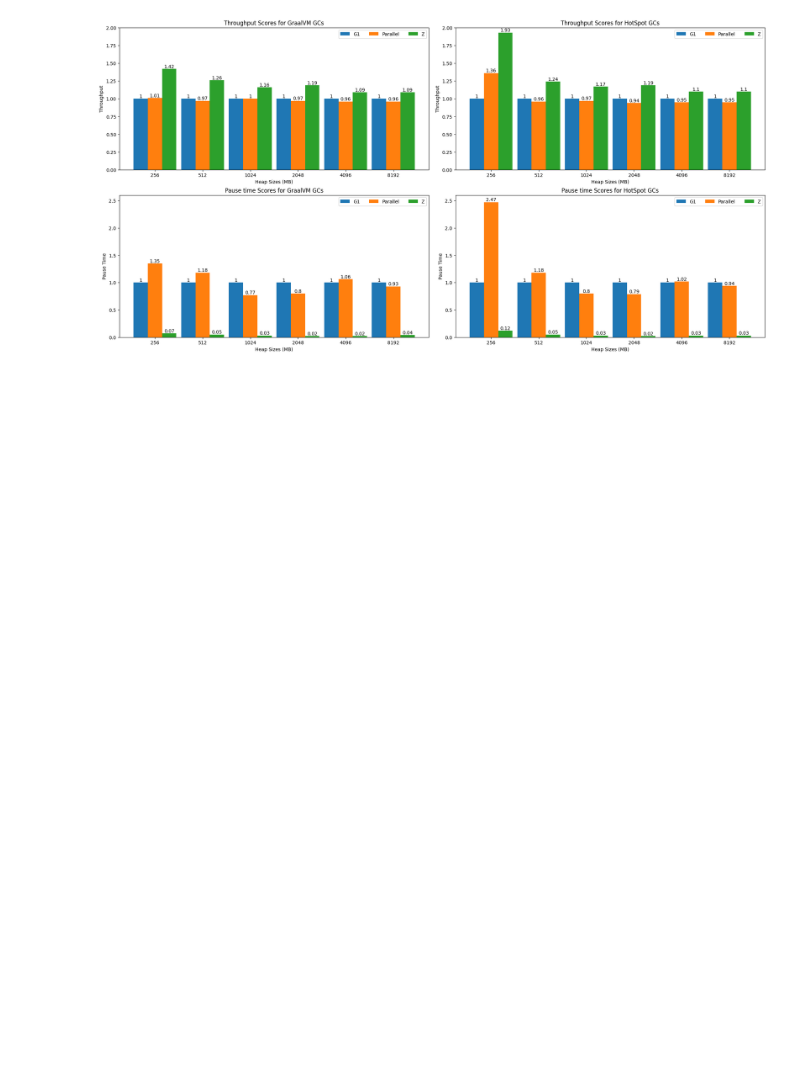
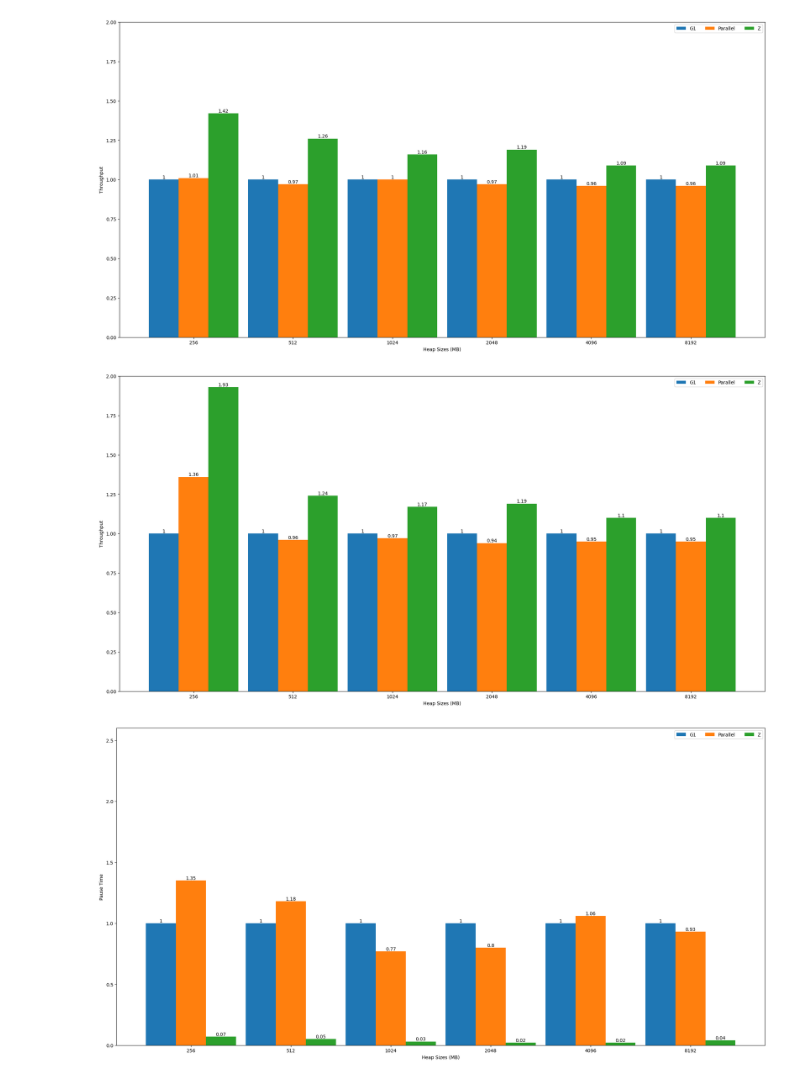
Before and after one commit to guilhas07/benchmark_gcs, a Jupyter notebook: graphs.ipynb, the cells around one changed output. Drawn from its saved outputs; the diff is of its cells as text; code cells hidden in the pictures; blank space fills up the shorter version.

Commit message:
feat: add independent matrix graphs

```diff
--- a/graphs.ipynb
+++ b/graphs.ipynb
@@ -10,35 +10,35 @@ with open(dir / "GraalVM_24_9_0_55.json") as f:
 with open(dir / "HotSpot_24_9_0_53.json") as f:
     hotspot = json.loads(f.read())["matrix"]
 # %%
-def plot(layout=None):
+def plot(key, d, file_title, y_label, y_limit, layout=None):
     x_labels = list(graal.keys())
     x = np.arange(len(x_labels))
-    fig, axs = plt.subplots(2, 2, figsize=(20, 10), layout=layout)
+    fig, ax = plt.subplots(figsize=(20, 10), layout=layout)
 
     gcs = graal[x_labels[0]]
-    def plot_sub_graph(ax, key, d, gcs, title, y_label, y_limit):
-        width = 0.3
-        multiplier = 0
-        for gc in gcs:
-            values = [value[gc][key] for value in d.values()]
-            offset = width * multiplier
-            rects = ax.bar(x + offset, values, width, label=gc)
-            ax.bar_label(rects)
-            multiplier += 1
-            ## Add some text for labels, title and custom x-axis tick labels, etc.
-            ax.set_ylabel(y_label)
-            ax.set_xlabel("Heap Sizes (MB)")
-            ax.set_title(title)
-            ax.set_xticks(x + width, x_labels)
-            ax.legend(ncols=3)
-            ax.set_ylim(0, y_limit)
-            fig.savefig("graphs/matrix_graph.png")
+    #def plot_sub_graph(ax, key, d, gcs, title, y_label, y_limit):
+    width = 0.3
+    multiplier = 0
+    for gc in gcs:
+        values = [value[gc][key] for value in d.values()]
+        offset = width * multiplier
+        rects = ax.bar(x + offset, values, width, label=gc)
+        ax.bar_label(rects)
+        multiplier += 1
+        ## Add some text for labels, title and custom x-axis tick labels, etc.
+        ax.set_ylabel(y_label)
+        ax.set_xlabel("Heap Sizes (MB)")
+        #ax.set_title(title)
+        ax.set_xticks(x + width, x_labels)
+        ax.legend(ncols=3)
+        ax.set_ylim(0, y_limit)
+        fig.savefig(f"graphs/{file_title}.png")
 
-    plot_sub_graph(axs[0][0], "throughput", graal, gcs, "Throughput Scores for GraalVM GCs", "Throughput", 2)
-    plot_sub_graph(axs[0][1], "throughput", hotspot, gcs, "Throughput Scores for HotSpot GCs", "Throughput", 2)
-    plot_sub_graph(axs[1][0], "pause_time", graal, gcs, "Pause time Scores for GraalVM GCs", "Pause Time", 2.6)
-    plot_sub_graph(axs[1][1], "pause_time", hotspot, gcs, "Pause time Scores for HotSpot GCs", "Pause Time",2.6 )
-
-plot("constrained")
+plot("throughput", graal,  "throughput_graalvm", "Throughput", 2, "constrained")
+plot("throughput", hotspot, "throughput_hotspot", "Throughput", 2, "constrained")
+plot("pause_time", graal, "pause_time_graalvm", "Pause Time", 2.6, "constrained")
+plot("pause_time", hotspot,  "pause_time_hotspot", "Pause Time",2.6, "constrained" )
 # %% [output]
-[figure, old version]
+[figure, new version]
+[figure, added]
+[figure, added]
```
Also changed, not shown: parts of 1 cell of this notebook, 5 other files.
